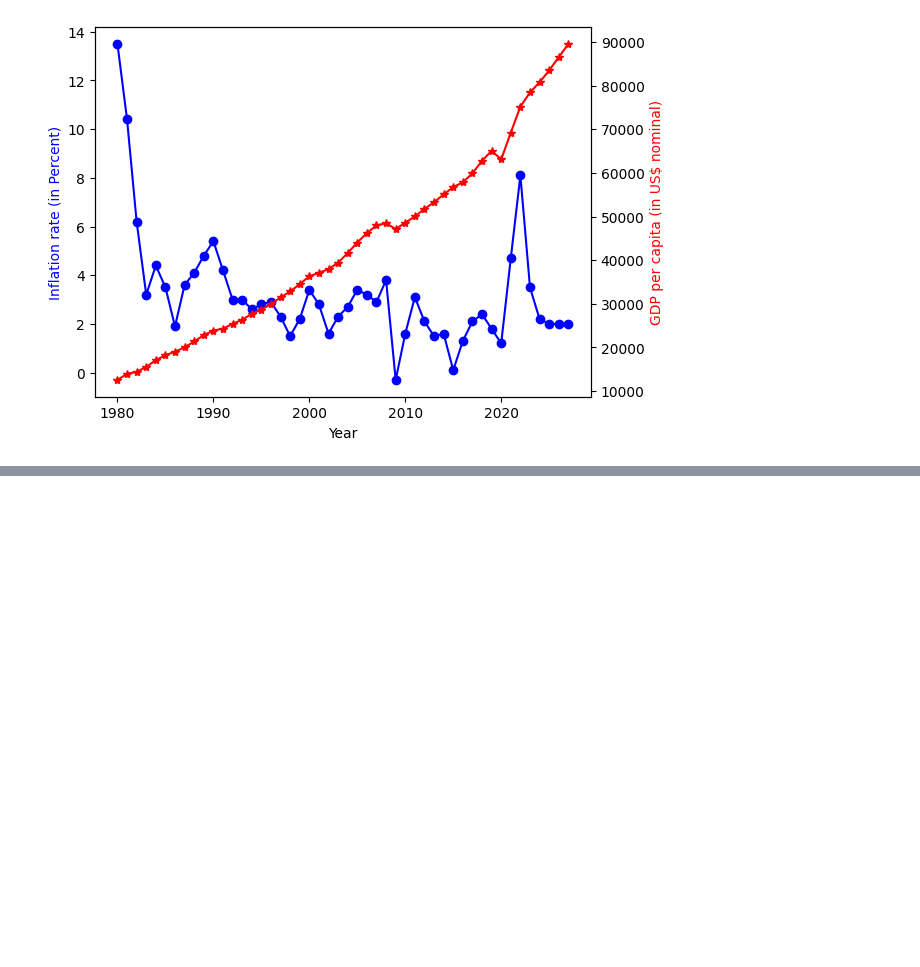
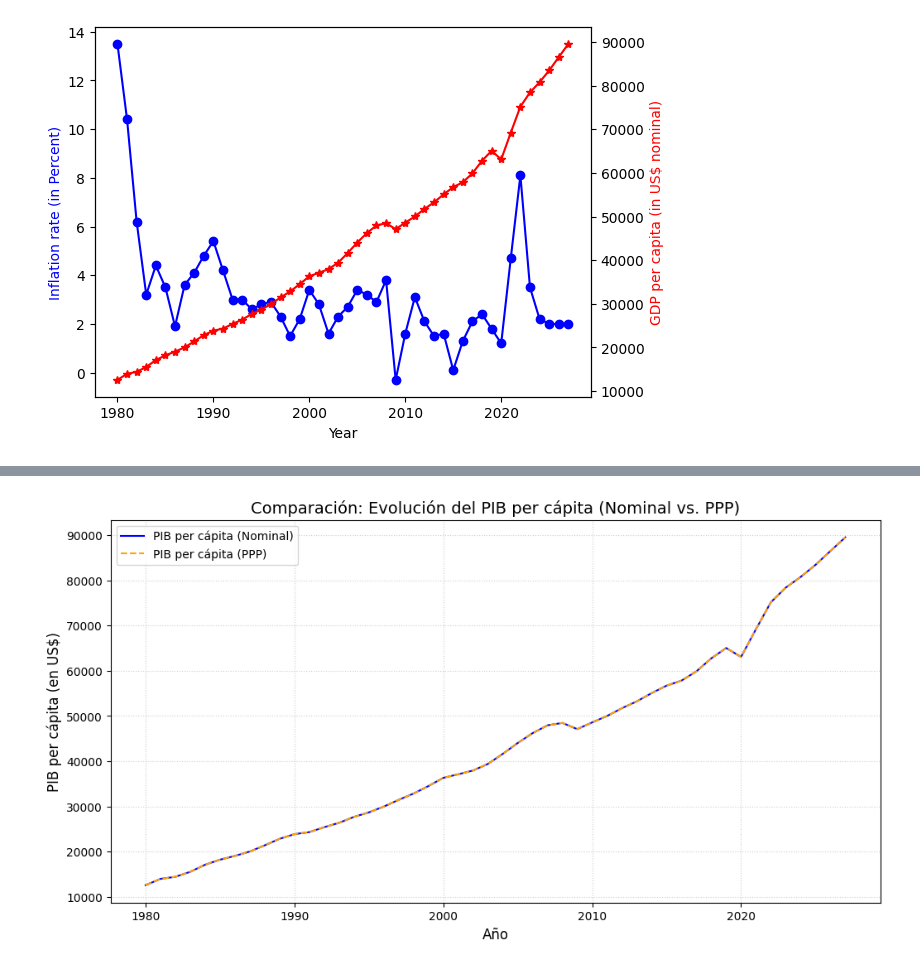
Before and after one commit to CaballeroUrrego/Ciencia-de-datos, a Jupyter notebook: Economy of the United States.ipynb, the cells around one changed output, grey strips where cells are left out. Saved outputs shown, nothing was run; the diff lists cells and outputs as text; code cells hidden in the pictures; blank space fills up the shorter version.

```diff
--- a/Economy of the United States.ipynb
+++ b/Economy of the United States.ipynb
@@ -204,0 +353,24 @@ Multi_lineGraph(df, 'GDP per capita (in US$ nominal)', 'Inflation rate (in Perce
+# %%
+# Gráfico de Líneas Múltiples
+plt.figure(figsize=(12, 6))
+
+# Línea 1: PIB per cápita (Nominal)
+plt.plot(df['Year'], df['GDP per capita (in US$ nominal)'],
+         label='PIB per cápita (Nominal)',
+         color='blue',
+         linestyle='-')
+
+# Línea 2: PIB per cápita (PPP)
+plt.plot(df['Year'], df['GDP per capita (in US$ PPP)'],
+         label='PIB per cápita (PPP)',
+         color='orange',
+         linestyle='--')
+
+plt.title('Comparación: Evolución del PIB per cápita (Nominal vs. PPP)', fontsize=14)
+plt.xlabel('Año', fontsize=12)
+plt.ylabel('PIB per cápita (en US$)', fontsize=12)
+plt.legend(loc='upper left')
+plt.grid(True, linestyle=':', alpha=0.6)
+plt.show()
+# %% [output]
+[figure, added]
```
Also changed, not shown: parts of 6 cells of this notebook, 1 other file.
